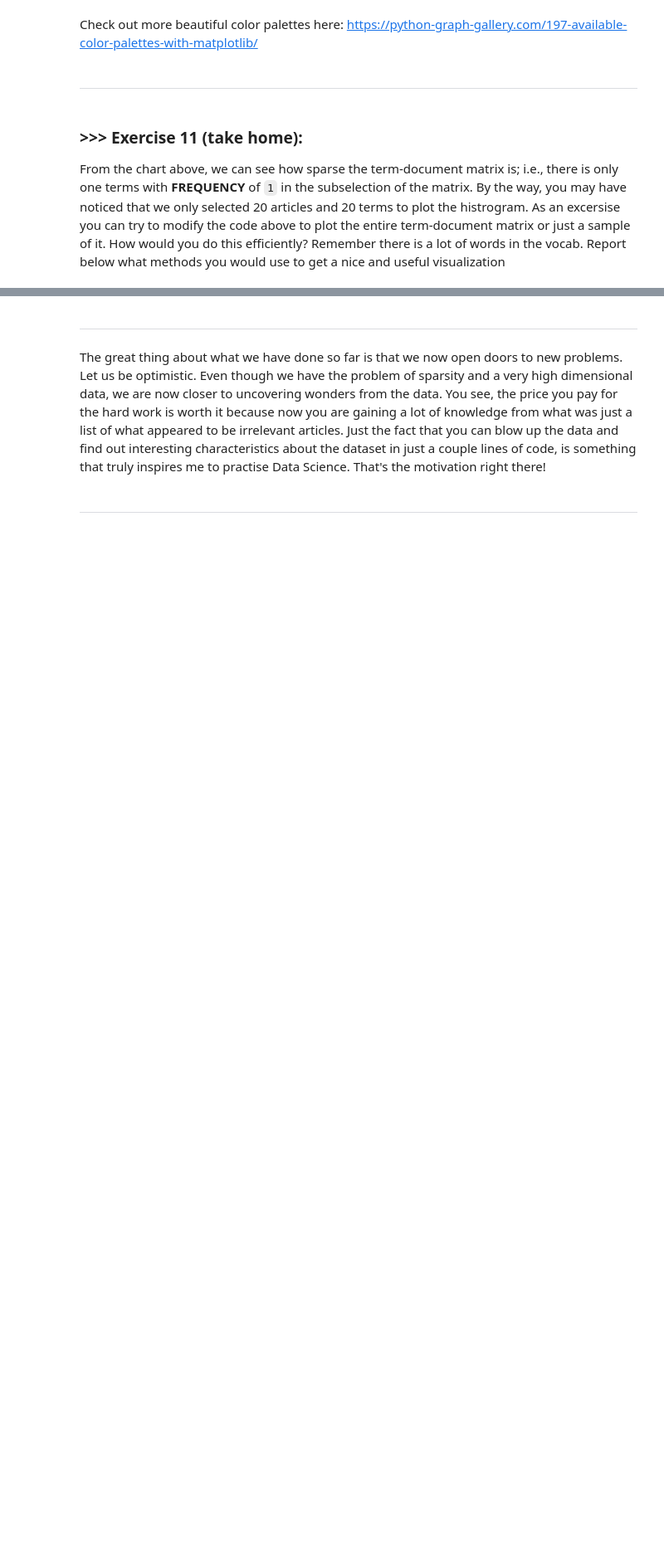
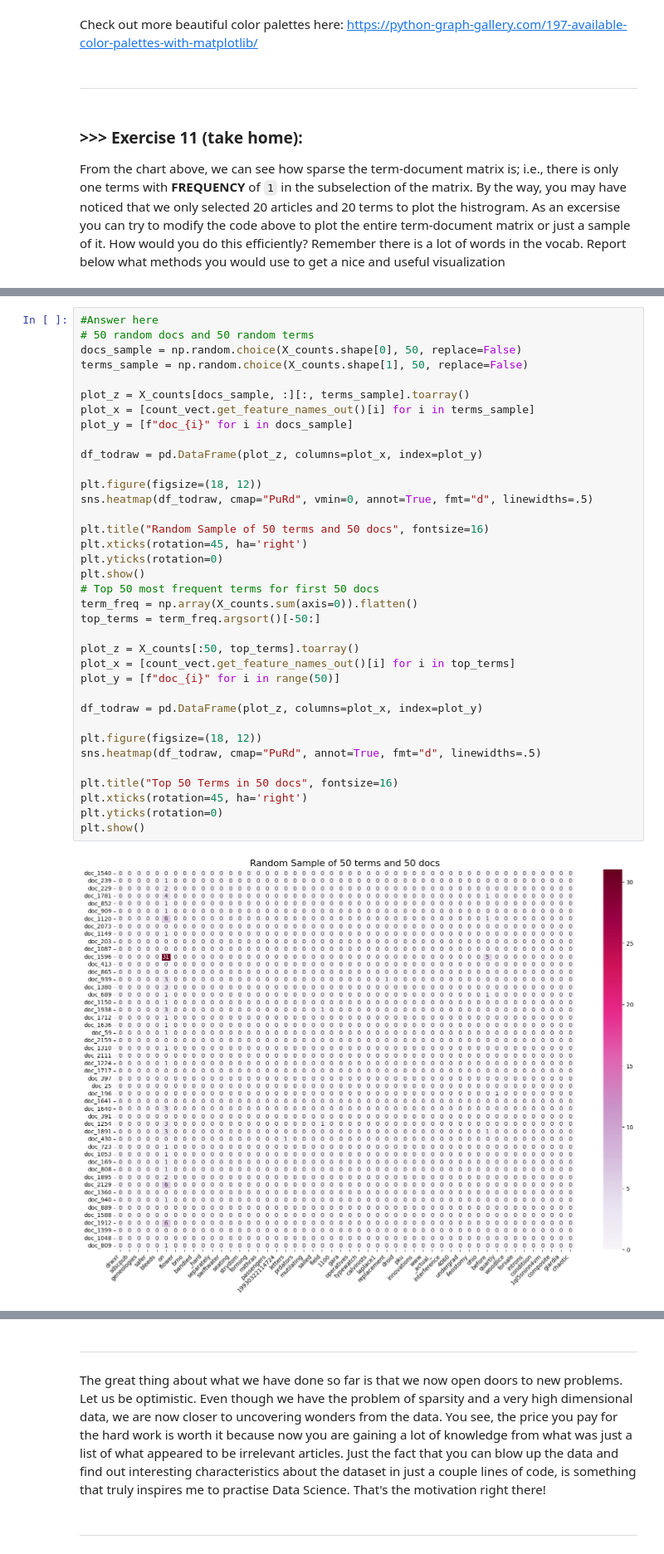
Before and after one commit to Magui4321/DM2025-Lab1-Exercise, a Jupyter notebook: DM2025-Lab1-Master.ipynb, the cells around one changed output, grey strips where cells are left out. Shown at 83% size. Cells and saved outputs as stored; diff of their text form; blank space fills up the shorter version.

```diff
--- a/DM2025-Lab1-Master.ipynb
+++ b/DM2025-Lab1-Master.ipynb
@@ -1179,0 +1181,38 @@ From the chart above, we can see how sparse the term-document matrix is; i.e., t
+# %%
+#Answer here
+# 50 random docs and 50 random terms
+docs_sample = np.random.choice(X_counts.shape[0], 50, replace=False)
+terms_sample = np.random.choice(X_counts.shape[1], 50, replace=False)
+
+plot_z = X_counts[docs_sample, :][:, terms_sample].toarray()
+plot_x = [count_vect.get_feature_names_out()[i] for i in terms_sample]
+plot_y = [f"doc_{i}" for i in docs_sample]
+
+df_todraw = pd.DataFrame(plot_z, columns=plot_x, index=plot_y)
+
+plt.figure(figsize=(18, 12))
+sns.heatmap(df_todraw, cmap="PuRd", vmin=0, annot=True, fmt="d", linewidths=.5)
+
+plt.title("Random Sample of 50 terms and 50 docs", fontsize=16)
+plt.xticks(rotation=45, ha='right')
+plt.yticks(rotation=0)
+plt.show()
+# Top 50 most frequent terms for first 50 docs
+term_freq = np.array(X_counts.sum(axis=0)).flatten()
+top_terms = term_freq.argsort()[-50:]
+
+plot_z = X_counts[:50, top_terms].toarray()
+plot_x = [count_vect.get_feature_names_out()[i] for i in top_terms]
+plot_y = [f"doc_{i}" for i in range(50)]
+
+df_todraw = pd.DataFrame(plot_z, columns=plot_x, index=plot_y)
+
+plt.figure(figsize=(18, 12))
+sns.heatmap(df_todraw, cmap="PuRd", annot=True, fmt="d", linewidths=.5)
+
+plt.title("Top 50 Terms in 50 docs", fontsize=16)
+plt.xticks(rotation=45, ha='right')
+plt.yticks(rotation=0)
+plt.show()
+# %% [output]
+[figure, added]
```
Also changed, not shown: parts of 3 cells of this notebook.
